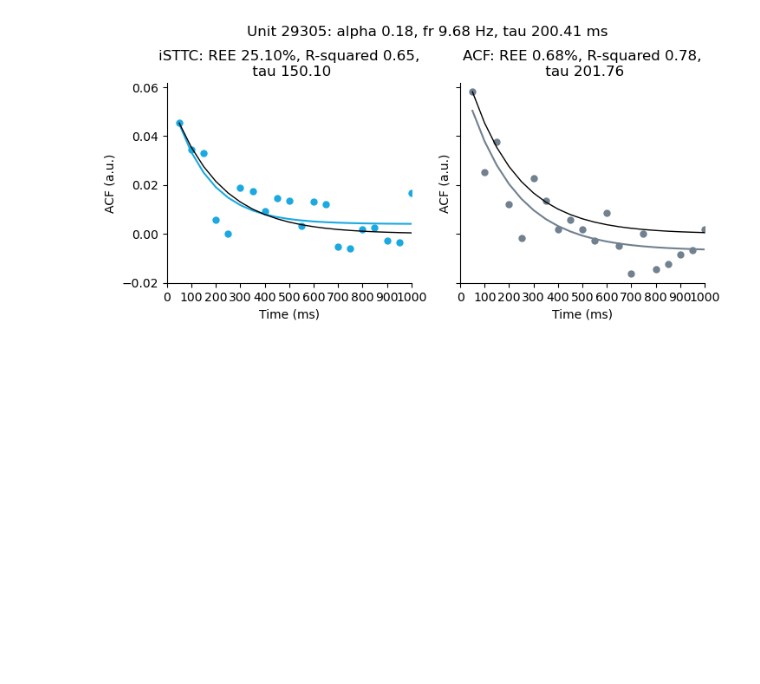
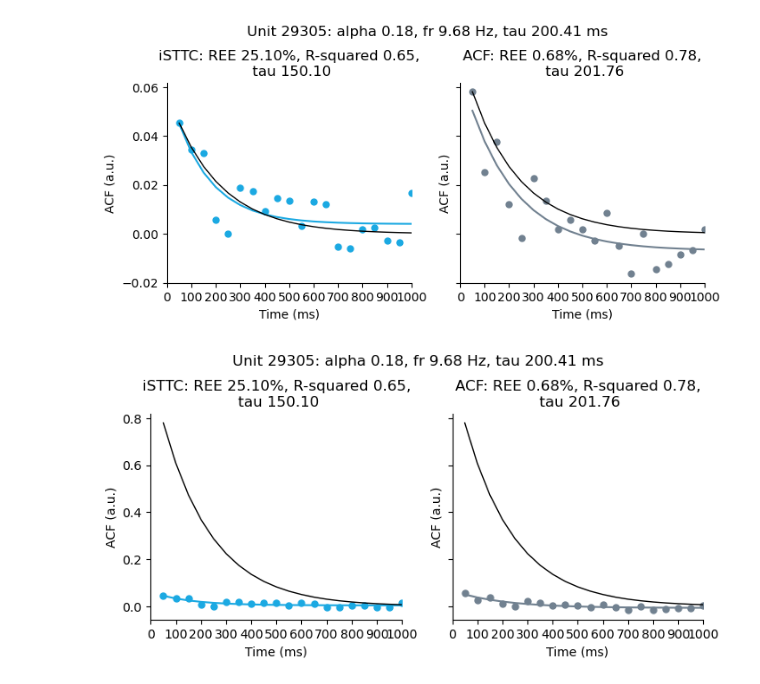
Before and after one commit to iinnpp/isttc, a Jupyter notebook: notebooks/synthetic/plot_acf_full.ipynb, the cells around one changed output. Drawn from its saved outputs; the diff is of its cells as text; code cells hidden in the pictures; blank space fills up the shorter version.

```diff
--- a/notebooks/synthetic/plot_acf_full.ipynb
+++ b/notebooks/synthetic/plot_acf_full.ipynb
@@ -22,7 +22,7 @@ plt.rcParams['svg.fonttype'] = 'none'
 dataset_folder = project_folder_path + 'synthetic_dataset\\'
 results_folder = project_folder_path + 'results\\synthetic\\results\\param_fr_alpha_tau\\'
 
-save_fig = False
+save_fig = True
 # %% [markdown]
 ### Load data (spike trains and calculated acf's)
 # %%
@@ -266,2 +269,74 @@ fig.savefig(results_folder + 'acf_plots\\full_for_rev_acf_better\\' + f"acf_plot
 # %% [output]
 [figure]
+# %%
+unit_to_plot = 29305
+
+fig, axes = plt.subplots(1, 2, figsize=(8, 3), sharey=True)
+
+n_lags = 20
+t = np.linspace(0, n_lags, n_lags+1).astype(int)
+
+axes[0].plot(t[1:], isttc_full_dict[unit_to_plot]['acf'][1:], lw=0, color=color_isttc_full, alpha=1, marker='o', markersize='5')
+axes[0].plot(t[1:], func_single_exp_monkey(t[1:], *isttc_full_dict[unit_to_plot]['taus']['popt']), color=color_isttc_full)
+
+axes[1].plot(t[1:], acf_full_dict[unit_to_plot]['acf'][1:], lw=0, color=color_acf_full, alpha=1, marker='o', markersize='5')
+axes[1].plot(t[1:], func_single_exp_monkey(t[1:], *acf_full_dict[unit_to_plot]['taus']['popt']), color=color_acf_full)
+
+# get analytical tau
+alpha = summary_tau_df[summary_tau_df['unit_id'] == unit_to_plot]['alpha'].values[0]
+tau_ms = summary_tau_df[summary_tau_df['unit_id'] == unit_to_plot]['tau_ms_true'].values[0]
+fr = summary_tau_df[summary_tau_df['unit_id'] == unit_to_plot]['fr'].values[0]
+
+lags = np.linspace(0, 1000, 21)
+acf_shape = np.exp(-lags / tau_ms)
+
+# iSTTC scaling
+isttc_emp = isttc_full_dict[unit_to_plot]['acf']
+#isttc_scale = isttc_emp[1] / acf_shape[1]
+#isttc_acf_analytical_scaled = isttc_scale * acf_shape
+isttc_acf_analytical_scaled = acf_shape
+
+# ACF scaling
+acf_emp = acf_full_dict[unit_to_plot]['acf']
+#acf_scale = acf_emp[1] / acf_shape[1]
+#acf_acf_analytical_scaled = acf_scale * acf_shape
+acf_acf_analytical_scaled = acf_shape
+
+# lags = np.linspace(0, 1000, 21)
+# acf_analytical = np.exp(-np.abs(lags) / tau_ms)
+
+# isttc_scale = isttc_full_dict[unit_to_plot]['acf'][1]
+# isttc_acf_analytical_scaled = isttc_scale * np.exp(-lags / tau_ms)
+
+# acf_scale = acf_full_dict[unit_to_plot]['acf'][1]
+# acf_acf_analytical_scaled = acf_scale * np.exp(-lags / tau_ms)
+
+axes[0].plot(t[1:], isttc_acf_analytical_scaled[1:], lw=1, color='k', alpha=1)
+axes[1].plot(t[1:], acf_acf_analytical_scaled[1:], lw=1, color='k', alpha=1)
+
+fig.suptitle(f'Unit {unit_to_plot}: alpha {alpha:.2f}, fr {fr:.2f} Hz, tau {tau_ms:.2f} ms', y=1.1)
+
+isttc_ree = summary_tau_df.query('unit_id == @unit_to_plot and method == "isttc_full"')['tau_diff_rel'].values[0]
+isttc_r2 = summary_tau_df.query('unit_id == @unit_to_plot and method == "isttc_full"')['fit_r_squared'].values[0]
+isttc_tau = summary_tau_df.query('unit_id == @unit_to_plot and method == "isttc_full"')['tau_ms'].values[0]
+axes[0].set_title(f'iSTTC: REE {isttc_ree:.2f}%, R-squared {isttc_r2:.2f},\n tau {isttc_tau:.2f}')
+
+acf_ree = summary_tau_df.query('unit_id == @unit_to_plot and method == "acf_full"')['tau_diff_rel'].values[0]
+acf_r2 = summary_tau_df.query('unit_id == @unit_to_plot and method == "acf_full"')['fit_r_squared'].values[0]
+acf_tau = summary_tau_df.query('unit_id == @unit_to_plot and method == "acf_full"')['tau_ms'].values[0]
+axes[1].set_title(f'ACF: REE {acf_ree:.2f}%, R-squared {acf_r2:.2f},\n tau {acf_tau:.2f}')
+
+for ax in axes.flat:
+    ax.set_ylabel('ACF (a.u.)')
+    ax.set_xlabel('Time (ms)')
+    ax.set_xticks(np.linspace(0, 20, 11).astype(int))
+    ax.set_xticklabels(np.linspace(0, 1000, 11).astype(int))
+    ax.set_xlim([0,20])
+
+sns.despine()
+
+if save_fig:
+    fig.savefig(results_folder + 'acf_plots\\full_for_rev_acf_better\\' + f"acf_plot_unit_{unit_to_plot}_no_scaling.png", dpi=300, bbox_inches='tight')
+    fig.savefig(results_folder + 'acf_plots\\full_for_rev_acf_better\\' + f"acf_plot_unit_{unit_to_plot}_no_scaling.svg", dpi=300, bbox_inches='tight')
+# %% [output]
+[figure, added]
```
Also changed, not shown: parts of 2 cells of this notebook, 8 other files.
